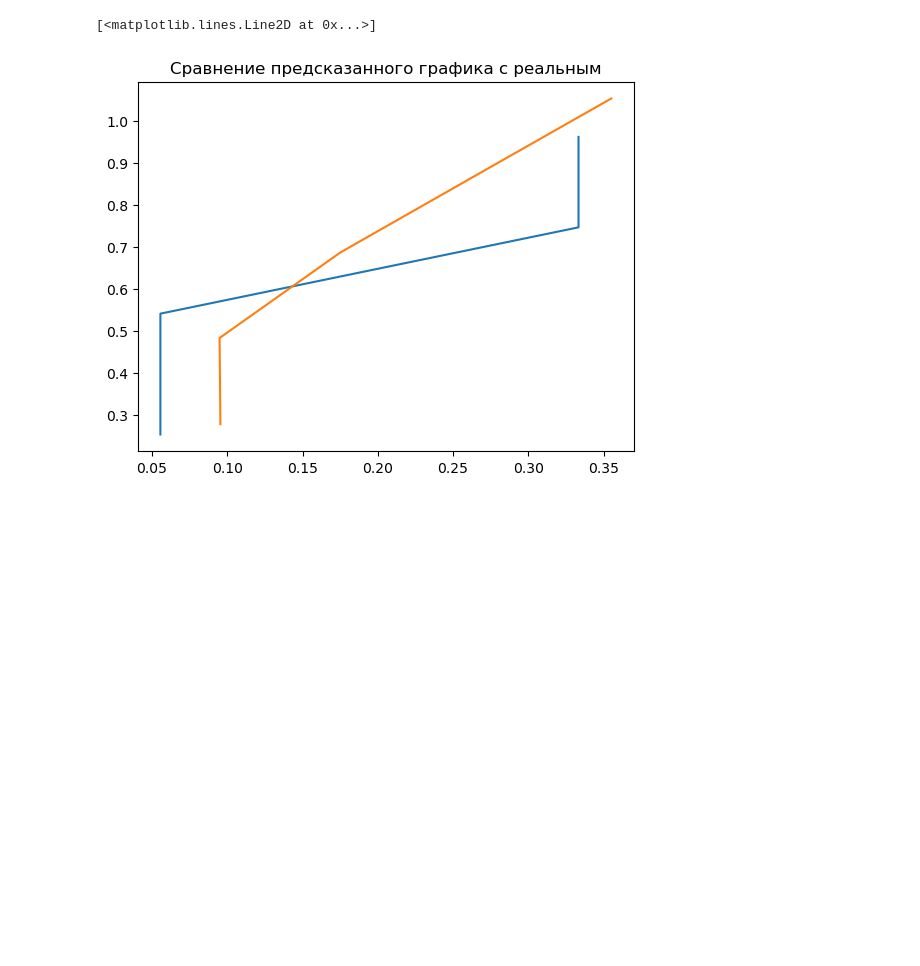
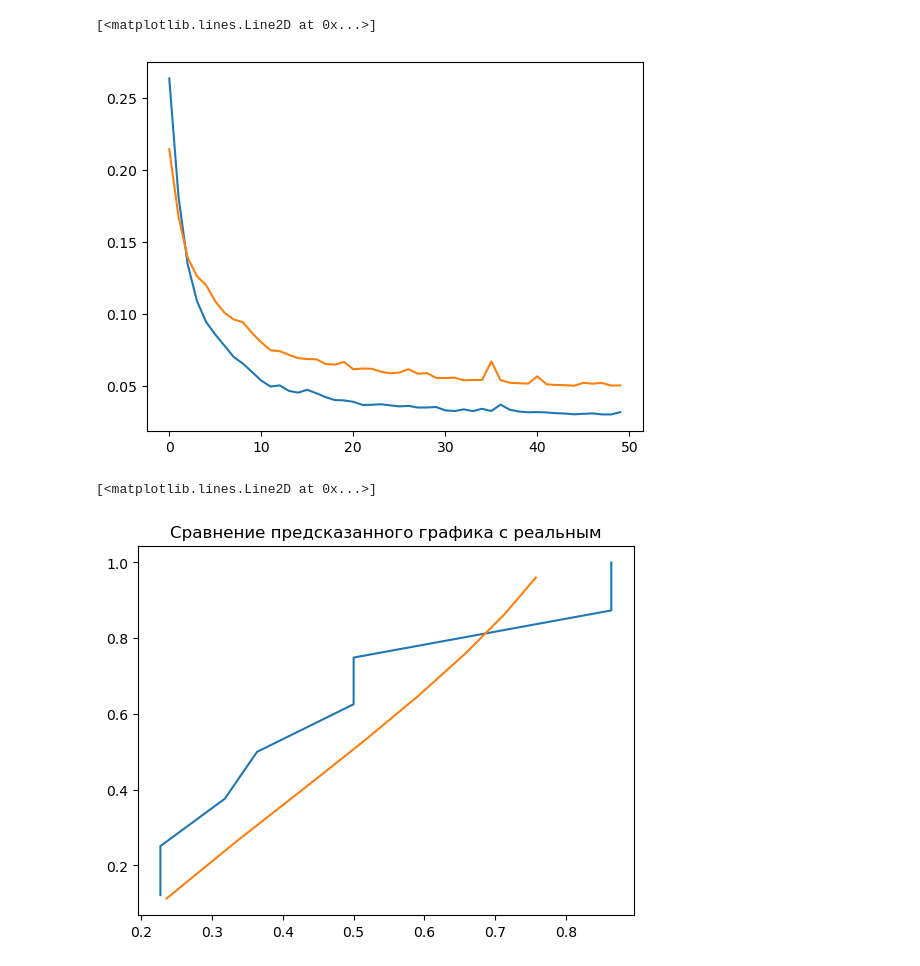
Before and after one commit to my-sas/Suppliers-time-series-analysis, a Jupyter notebook: notebooks/LSTM.ipynb, the cells around one changed output. Saved outputs shown, nothing was run; the diff lists cells and outputs as text; code cells hidden in the pictures; blank space fills up the shorter version.

```diff
--- a/notebooks/LSTM.ipynb
+++ b/notebooks/LSTM.ipynb
@@ -34,4 +40,4 @@ dataloader = DataLoader(dataset, collate_fn=pad_collate, batch_sampler=sampler)
 # %%
-model = RepeatAutoencoder1(3, 16, 3)
+model = RepeatAutoencoder1(3, 16, 3, 2)
 # %%
 criterion = nn.MSELoss()
@@ -54 +103,7 @@ for epoch in range(100):
+# %%
+plt.plot(train_history)
+plt.plot(val_history)
+# %% [output]
+[<matplotlib.lines.Line2D at 0x...>]
+[figure, added]
 # %%
@@ -56,10 +111,15 @@ for epoch in range(100):
 # %%
+h, x, t = train_dataset[3]
+h, x, t = h.unsqueeze(0), x.unsqueeze(0), t.unsqueeze(0)
+output = model(x)
+
+
 plt.title('Сравнение предсказанного графика с реальным')
-i = 12
+i = 0
 plt.plot(x[i, :, -2], x[i, :, -1])
 plt.plot(output[i, :, -2].detach(), output[i, :, -1].detach())
 # %% [output]
 [<matplotlib.lines.Line2D at 0x...>]
-[figure, old version]
+[figure, new version]
 # %%
 plt.title('Сравнение предсказанных фичей с реальныит по от')
```
Also changed, not shown: parts of 10 cells of this notebook, 40 other files.
